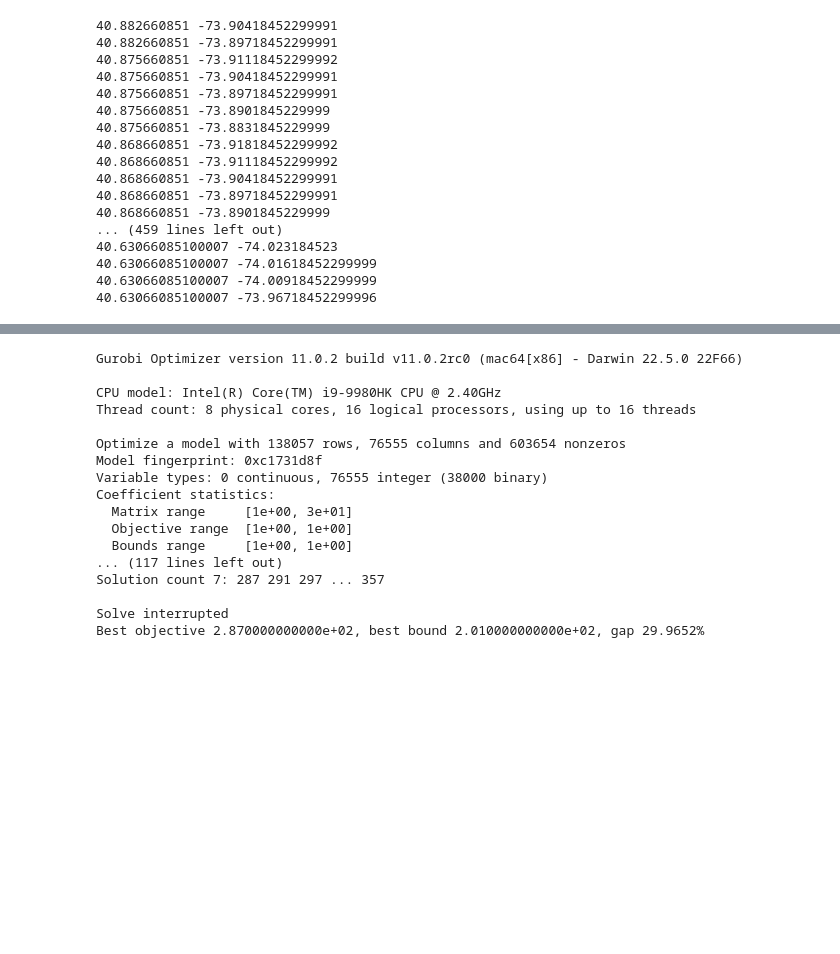
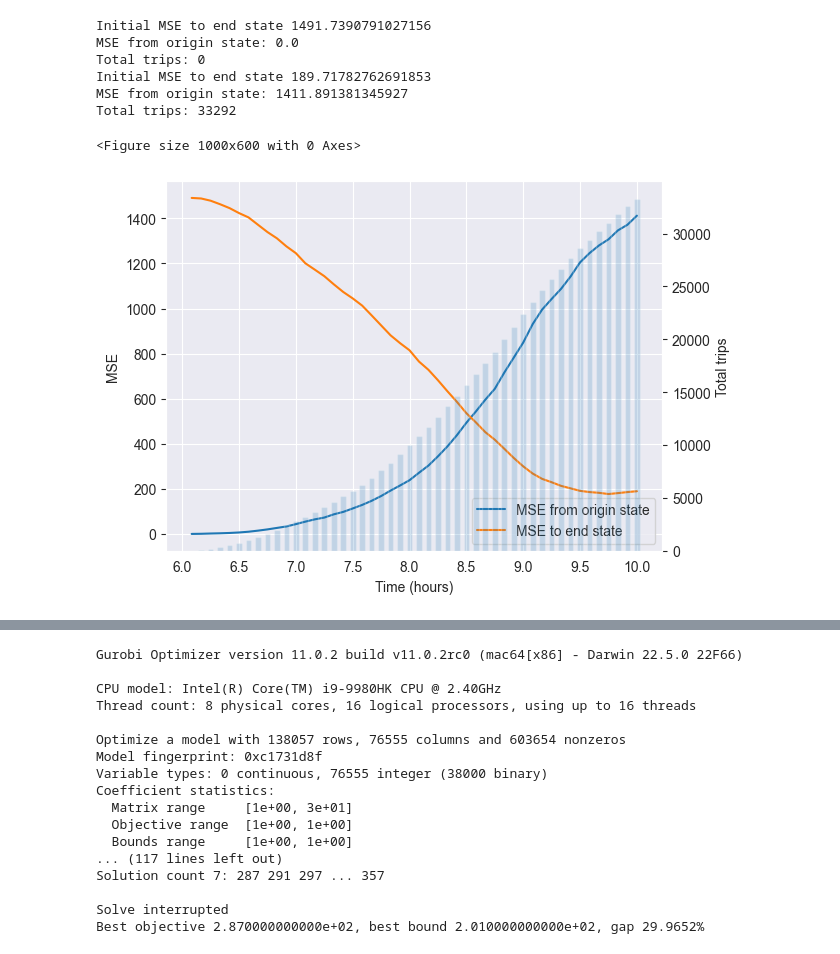
Before and after one commit to jarrettreimers/CSUREMM, a Jupyter notebook: cluster_model/cluster_model_testing.ipynb, the cells around one changed output, grey strips where cells are left out. Drawn from its saved outputs; the diff is of its cells as text; code cells hidden in the pictures; blank space fills up the shorter version.

```diff
--- a/cluster_model/cluster_model_testing.ipynb
+++ b/cluster_model/cluster_model_testing.ipynb
@@ -37,21 +51,0 @@ state_optimization = StateOptimization(model)
-# %%
-for cluster in model.cluster_dict.values():
-    print(cluster.lat, cluster.lon)
-# %% [output]
-40.882660851 -73.90418452299991
-40.882660851 -73.89718452299991
-40.875660851 -73.91118452299992
-40.875660851 -73.90418452299991
-40.875660851 -73.89718452299991
-40.875660851 -73.8901845229999
-40.875660851 -73.8831845229999
-40.868660851 -73.91818452299992
-40.868660851 -73.91118452299992
-40.868660851 -73.90418452299991
-40.868660851 -73.89718452299991
-40.868660851 -73.8901845229999
-... (459 lines left out)
-40.63066085100007 -74.023184523
-40.63066085100007 -74.01618452299999
-40.63066085100007 -74.00918452299999
-40.63066085100007 -73.96718452299996
@@ -57,0 +56,47 @@ for cluster in model.cluster_dict.values():
+# %%
+print('Initial MSE to end state', model.mean_sq_error(model.cluster_dict, end_state))
+print('MSE from origin state:', model.mean_sq_error(model.cluster_dict, original_state))
+print('Total trips:', model.total_trips)
+origin_mse = []
+end_mse = []
+total_trips = []
+time = []
+
+while model.curr_time < timedelta(hours=10):
+    model.sim_by_3()
+    # model.sim()
+    # print('Current time:', model.curr_time)
+    time.append(model.curr_time)
+    # print('Total trips:', model.total_trips)
+    total_trips.append(model.total_trips)
+    # print('MSE from origin state:', model.mean_sq_error(model.cluster_dict, original_state))
+    origin_mse.append(model.mean_sq_error(model.cluster_dict, original_state))
+    # print('model MSE to end state:', model.mean_sq_error(model.cluster_dict, end_state))
+    end_mse.append(model.mean_sq_error(model.cluster_dict, end_state))
+
+print('MSE from origin state:', model.mean_sq_error(model.cluster_dict, original_state))
+print('Model MSE to end state', model.mean_sq_error(model.cluster_dict, end_state))
+print('Total trips:', model.total_trips)
+# %% [output]
+Initial MSE to end state 1491.7390791027156
+MSE from origin state: 0.0
+Total trips: 0
+Initial MSE to end state 189.71782762691853
+MSE from origin state: 1411.891381345927
+Total trips: 33292
+# %%
+plt.figure(figsize=(10,6))
+fig, ax1 = plt.subplots()
+ax2 = ax1.twinx()
+ax1.plot([stamp.total_seconds()/3600 for stamp in time], origin_mse, label='MSE from origin state')
+ax1.plot([stamp.total_seconds()/3600 for stamp in time], end_mse, label='MSE to end state')
+ax2.bar([stamp.total_seconds()/3600 for stamp in time], total_trips, alpha=0.2, label='Total trips', width=0.05)
+ax1.set_xlabel('Time (hours)')
+ax1.set_ylabel('MSE')
+ax1.legend()
+ax2.set_ylabel('Total trips')
+ax2.grid(False)
+plt.show()
+# %% [output]
+<Figure size 1000x600 with 0 Axes>
+[figure, added]
```
Also changed, not shown: parts of 8 cells of this notebook, 10 other files.
